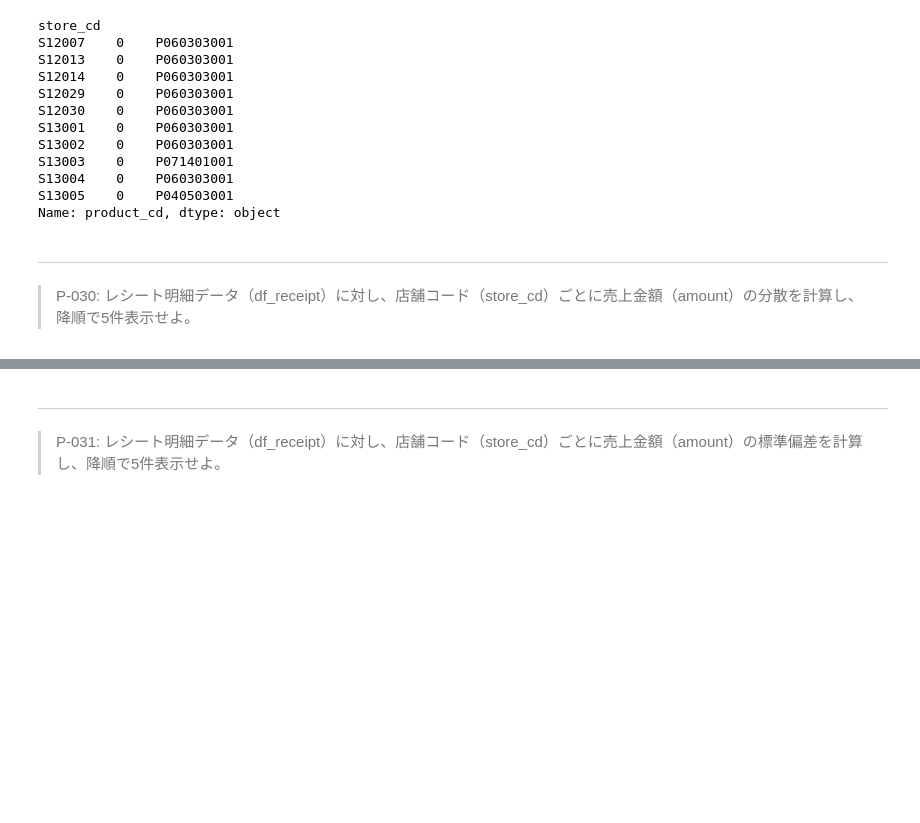
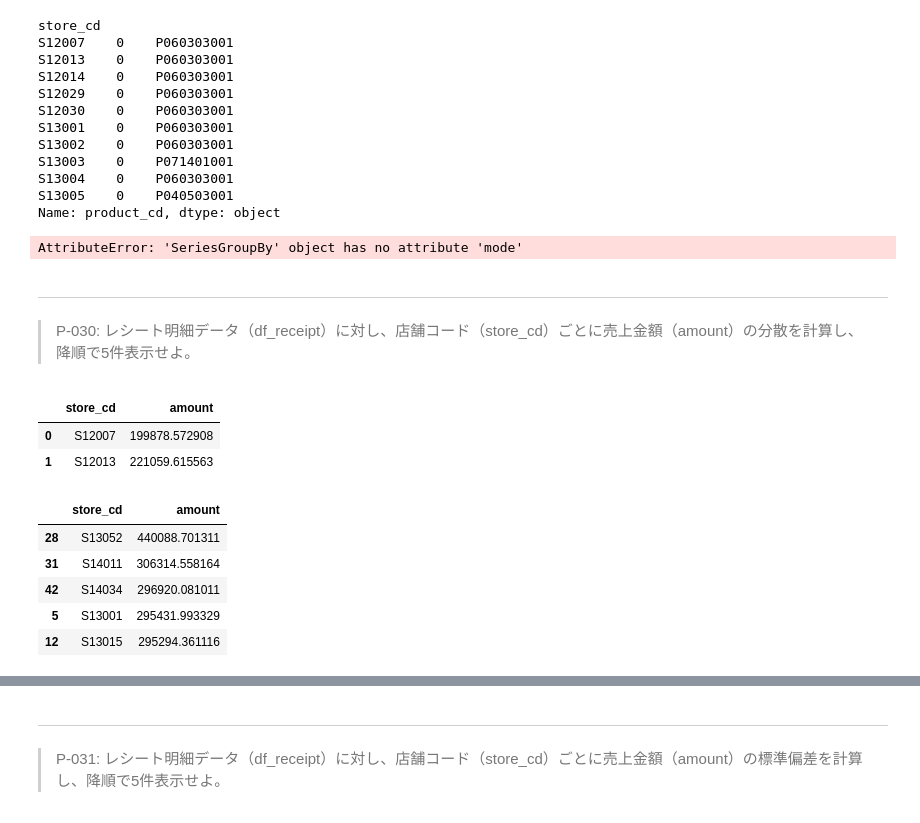
Before and after one commit to libra20/100knocks2, a Jupyter notebook: docker/work/preprocess_knock_Python.ipynb, the cells around one changed output, grey strips where cells are left out. Cells and saved outputs as stored; diff of their text form; code cells hidden in the pictures; blank space fills up the shorter version.

```diff
--- a/docker/work/preprocess_knock_Python.ipynb
+++ b/docker/work/preprocess_knock_Python.ipynb
@@ -589,6 +589,26 @@ S13003    0    P071401001
 S13004    0    P060303001
 S13005    0    P040503001
 Name: product_cd, dtype: object
+# %%
+# SeriesGroupbyはmode直計算できない(でも分散と標準偏差はできる。↓)
+df_receipt.groupby(by='store_cd')['product_cd'].mode().head(10)
+# %% [output]
+AttributeError: 'SeriesGroupBy' object has no attribute 'mode'
 # %% [markdown]
 ---
 > P-030: レシート明細データ（df_receipt）に対し、店舗コード（store_cd）ごとに売上金額（amount）の分散を計算し、降順で5件表示せよ。
+# %%
+df_receipt.groupby(by='store_cd')['amount'].var(ddof=0).reset_index().head(2)#.sort_values('amount', ascending=False).head()
+# %% [output]
+|  | store_cd | amount |
+| 0 | S12007 | 199878.572908 |
+| 1 | S12013 | 221059.615563 |
+# %%
+df_receipt.groupby(by='store_cd')['amount'].var(ddof=0).reset_index().sort_values('amount', ascending=False).head()
+# %% [output]
+|  | store_cd | amount |
+| 28 | S13052 | 440088.701311 |
+| 31 | S14011 | 306314.558164 |
+| 42 | S14034 | 296920.081011 |
+| 5 | S13001 | 295431.993329 |
+| 12 | S13015 | 295294.361116 |
```
Also changed, not shown: parts of 2 cells of this notebook.
